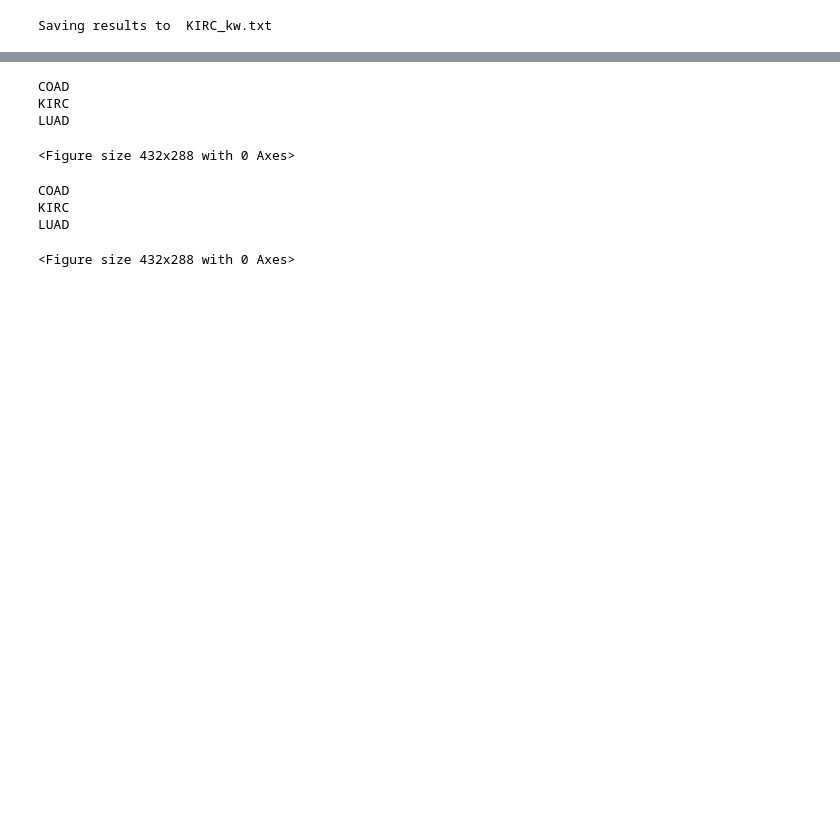
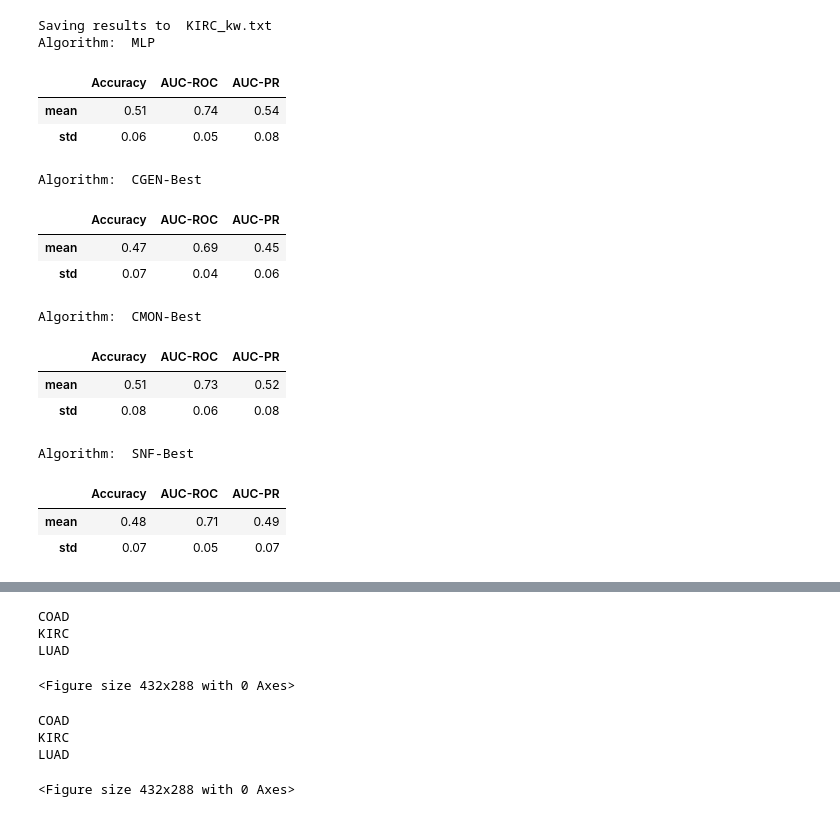
Before and after one commit to colombelli/gat-cancer-staging, a Jupyter notebook: notebooks/results_plotting.ipynb, the cells around one changed output, grey strips where cells are left out. Cells and saved outputs as stored; diff of their text form; code cells hidden in the pictures; blank space fills up the shorter version.

```diff
--- a/notebooks/results_plotting.ipynb
+++ b/notebooks/results_plotting.ipynb
@@ -177,8 +177,8 @@ def stats_test(df, p_target, out_file_name):
                     print(f'p-value: {p:.4f}')
 
 
-                    phdt = sp.posthoc_ttest(a=df, val_col=column, group_col='Algorithm', p_adjust='bonferroni')
-                    #phdt = sp.posthoc_wilcoxon(a=df, val_col=column, group_col='Algorithm', p_adjust='bonferroni')
+                    #phdt = sp.posthoc_ttest(a=df, val_col=column, group_col='Algorithm', p_adjust='bonferroni')
+                    phdt = sp.posthoc_wilcoxon(a=df, val_col=column, group_col='Algorithm', p_adjust='bonferroni')
                     print('Post-Hoc Wilcoxon signed-rank test with Bonferroni correction (p-values)')
                     print(phdt)
 
@@ -212,16 +212,40 @@ def perform_stats_test(cancer_cohort, snf_best, cgen_best, cmon_best, base=None)
     best_cfgs = best_cfgs.reset_index(drop=True)
 
     stats_test(best_cfgs, 0.05, cancer_cohort)
-    return #best_cfgs
+    return best_cfgs
+# %%
+def show_metrics_mean_and_std(best_cfgs):
+    pd.options.display.float_format = "{:,.2f}".format
+    for alg in ["MLP", "CGEN-Best", "CMON-Best", "SNF-Best"]:
+        print("Algorithm: ", alg)
+        alg_results = best_cfgs.loc[best_cfgs["Algorithm"] == alg]
+        display(alg_results.describe().iloc[1:3, :])
 # %%
 cancer = 'KIRC'
-cgen_best = ['099', 'GCN']
+cgen_best = ['099', 'GAT']
 cmon_best = ['099', 'GAT']
-snf_best = ['095', 'GCN']
+snf_best = ['099', 'GAT']
 
 base = f"C:/Users/colombelli/Desktop/TCC/experiments_extra_40/{cancer}"
-perform_stats_test(cancer, snf_best, cgen_best, cmon_best, base)
+best_cfgs = perform_stats_test(cancer, snf_best, cgen_best, cmon_best, base)
+show_metrics_mean_and_std(best_cfgs)
 # %% [output]
 Saving results to  KIRC_kw.txt
+Algorithm:  MLP
+|  | Accuracy | AUC-ROC | AUC-PR |
+| mean | 0.51 | 0.74 | 0.54 |
+| std | 0.06 | 0.05 | 0.08 |
+Algorithm:  CGEN-Best
+|  | Accuracy | AUC-ROC | AUC-PR |
+| mean | 0.47 | 0.69 | 0.45 |
+| std | 0.07 | 0.04 | 0.06 |
+Algorithm:  CMON-Best
+|  | Accuracy | AUC-ROC | AUC-PR |
+| mean | 0.51 | 0.73 | 0.52 |
+| std | 0.08 | 0.06 | 0.08 |
+Algorithm:  SNF-Best
+|  | Accuracy | AUC-ROC | AUC-PR |
+| mean | 0.48 | 0.71 | 0.49 |
+| std | 0.07 | 0.05 | 0.07 |
 # %%
 cancer = 'COAD'
```
Also changed, not shown: parts of 5 cells of this notebook, 4 other files.
